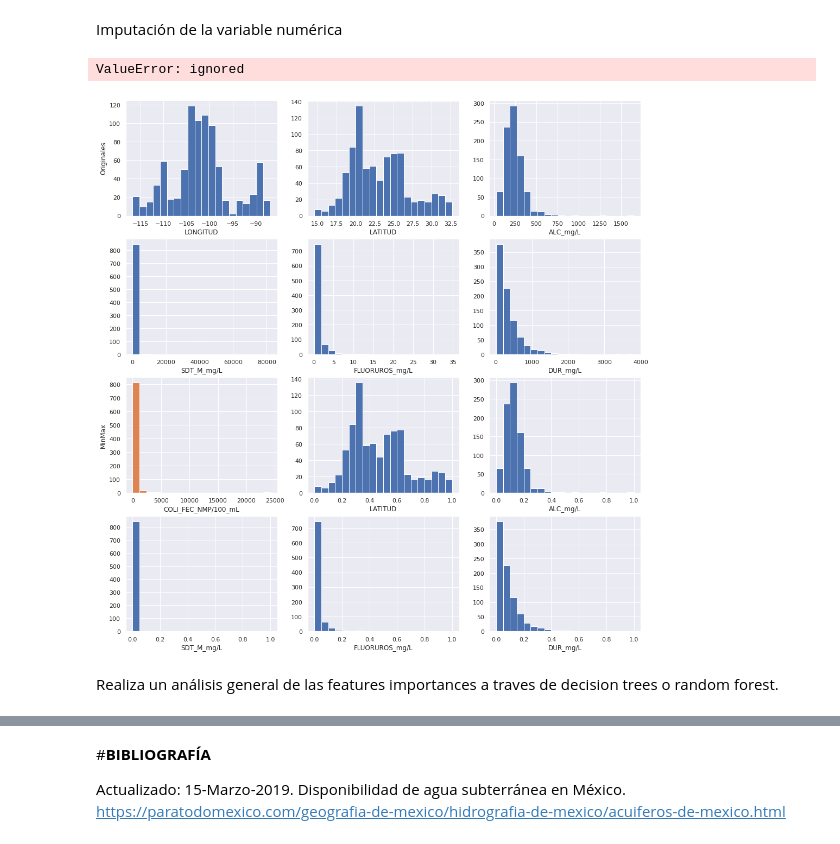
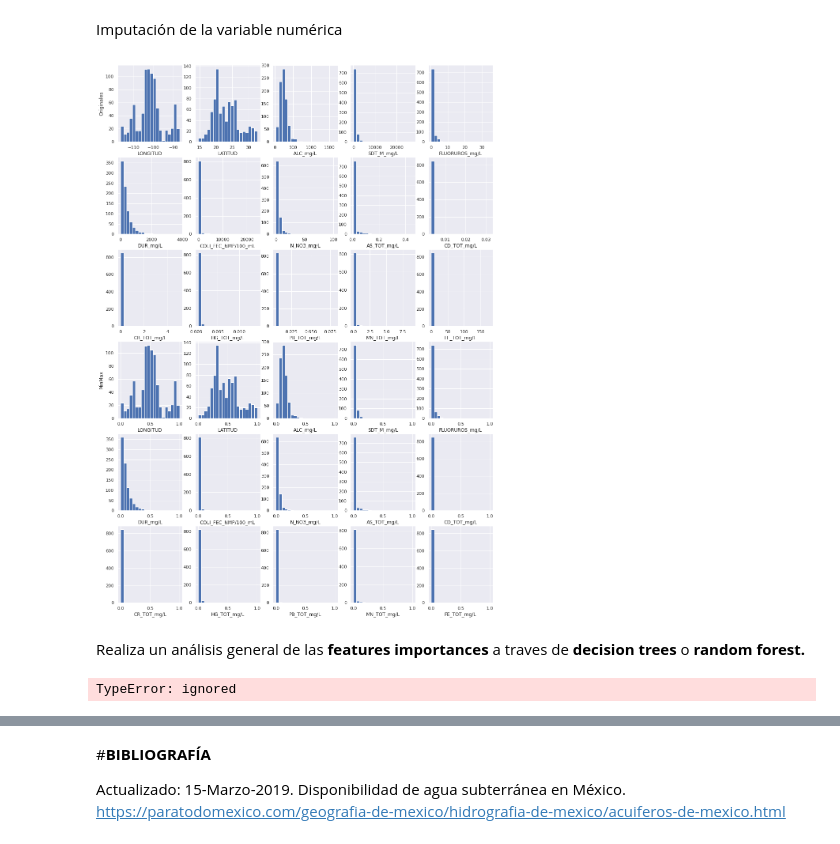
Before and after one commit to PosgradoMNA/actividades-del-projecto-equipo_98, a Jupyter notebook: Reto_DS_Parte_2.ipynb, the cells around one changed output, grey strips where cells are left out. Drawn from its saved outputs; the diff is of its cells as text; code cells hidden in the pictures.

```diff
--- a/Reto_DS_Parte_2.ipynb
+++ b/Reto_DS_Parte_2.ipynb
@@ -204,7 +210,7 @@ categoricas_sub = ['CLAVE', 'SITIO', 'ORGANISMO_DE_CUENCA', 'ESTADO', 'MUNICIPIO
 # %%
 numericas = ['LONGITUD', 'LATITUD', 'ALC_mg/L', 'SDT_M_mg/L', 'FLUORUROS_mg/L', 'DUR_mg/L',
        'COLI_FEC_NMP/100_mL', 'N_NO3_mg/L', 'AS_TOT_mg/L', 'CD_TOT_mg/L', 'CR_TOT_mg/L',
-       'HG_TOT_mg/L', 'PB_TOT_mg/L', 'MN_TOT_mg/L', 'FE_TOT_mg/L', 'SEMAFORO']
+       'HG_TOT_mg/L', 'PB_TOT_mg/L', 'MN_TOT_mg/L', 'FE_TOT_mg/L']
 # %%
 df_sub = df_subte[['LONGITUD', 'LATITUD', 'ALC_mg/L', 'SDT_M_mg/L', 'FLUORUROS_mg/L', 'DUR_mg/L',
        'COLI_FEC_NMP/100_mL', 'N_NO3_mg/L', 'AS_TOT_mg/L', 'CD_TOT_mg/L', 'CR_TOT_mg/L',
@@ -267,3 +273,6 @@ df_sub
 | 1066 | -100.32683 | 24.80118 | 193.140 | 690.6667 | 0.7108 | 406.368 | <1.1 | <0.02 | ... |
 | 1067 | -100.73302 | 25.09380 | 263.070 | 495 | 0.4002 | 362.544 | <1.1 | 0.811876 | ... |
 1068 rows × 16 columns
+# %%
+df_sub.dropna(axis = 0, inplace=True)
+df_sub.head()
@@ -366,7 +377,7 @@ semaforo.hist(bins = 5, figsize=(12, 5))
 # %%
 numericas = ['LONGITUD', 'LATITUD', 'ALC_mg/L', 'SDT_M_mg/L', 'FLUORUROS_mg/L', 'DUR_mg/L',
        'COLI_FEC_NMP/100_mL', 'N_NO3_mg/L', 'AS_TOT_mg/L', 'CD_TOT_mg/L', 'CR_TOT_mg/L',
-       'HG_TOT_mg/L', 'PB_TOT_mg/L', 'MN_TOT_mg/L', 'FE_TOT_mg/L', 'SEMAFORO']
+       'HG_TOT_mg/L', 'PB_TOT_mg/L', 'MN_TOT_mg/L', 'FE_TOT_mg/L']
 
 for name in numericas:
 
@@ -647,33 +660,31 @@ imputacion_transformer = ColumnTransformer(transformers = [
     ],remainder='passthrough')
 # %%
 total_cuantitativas = len(numericas)
-sns.set(rc={'figure.figsize':(17,18)})
+sns.set(rc={'figure.figsize':(17,25)})
 fig, axes = plt.subplots(4, total_cuantitativas)
 
 for i in range(0,total_cuantitativas):
 
 
   # Datos originales ---------------------------------------------------------
-  plt.subplot(4,3,i+1)
+  plt.subplot(6,5,i+1)
   Transf0 = X_train[numericas[i]]
   plt.hist(Transf0,bins=20)
   plt.xlabel(numericas[i])
   if i==0:
     plt.ylabel('Originales')
 
 
-
   # Datos transformados con MinMax ---------------------------------
-  plt.subplot(4,3,i+7)
+  plt.subplot(6,5,i+16)
   minmax = MinMaxScaler()
   minmax.fit(X_train[numericas[i]].to_numpy().reshape(-1, 1))
   tranf_2 = minmax.transform(X_train[numericas[i]].to_numpy().reshape(-1, 1))
   plt.hist(tranf_2,bins=20)
   plt.xlabel(numericas[i])
   if i==0:
     plt.ylabel('MinMax')
 # %% [output]
-ValueError: ignored
-[figure, old version]
+[figure, new version]
 # %%
 pipeline_logaritmico = Pipeline(steps =[('log', FunctionTransformer(np.log))])
@@ -691,2 +691,19 @@ transformada = ColumnTransformer(transformers = [
 # %% [markdown]
-Realiza un análisis general de las features importances a traves de decision trees o random forest.
+Realiza un análisis general de las **features importances** a traves de **decision trees** o **random forest.**
+# %%
+#Árbol de decisión - Clasificador
+from graphviz import Source
+
+subt_tree = tree.DecisionTreeClassifier(max_depth=10, random_state=random_state_v, class_weight='balanced')
+subt_tree = subt_tree.fit(X_train, y_train)
+
+modelo_DT = subt_tree[5]
+
+tree_subte= export_graphviz (subt_tree,
+                        out_file = None,
+                        feature_names= X_train.columns,
+                        class_names = ['Verde','Rojo','Amarillo'],
+                        rounded = True,
+                        filled = True)
+# %% [output]
+TypeError: ignored
```
Also changed, not shown: parts of 35 cells of this notebook.
